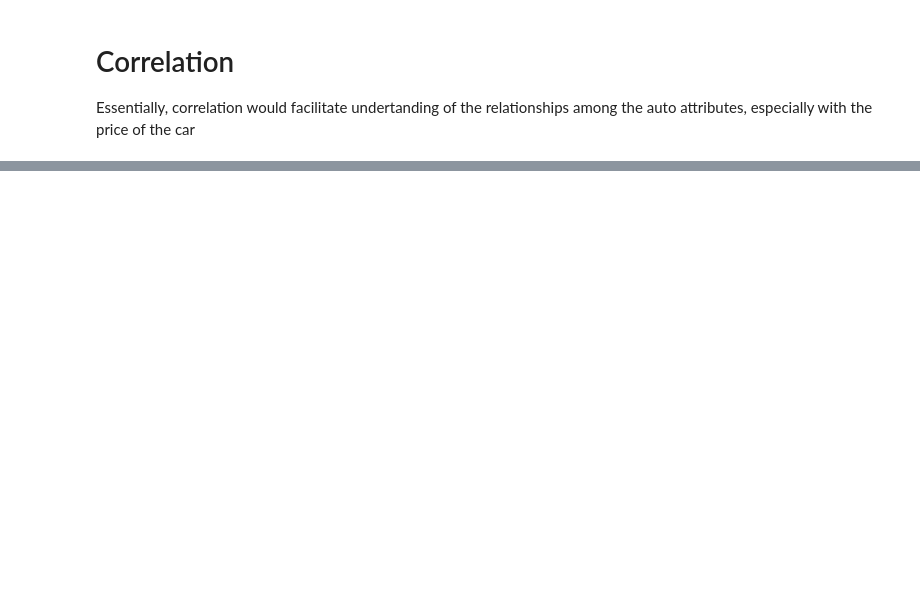
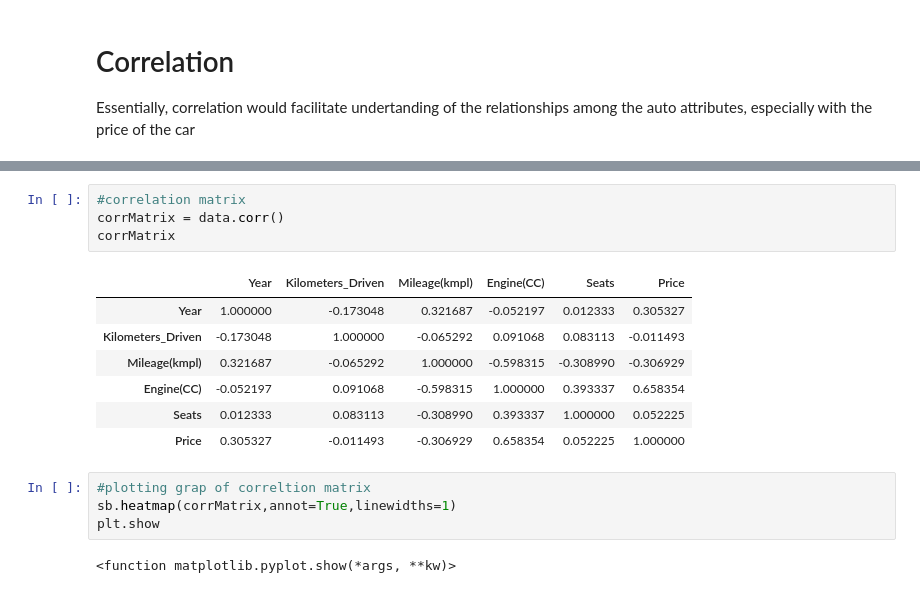
Before and after one commit to Suraj7464/Prediction-of-old-car-price, a Jupyter notebook: data_visualization.ipynb, the cells around one changed output, grey strips where cells are left out. Cells and saved outputs as stored; diff of their text form; blank space fills up the shorter version.

```diff
--- a/data_visualization.ipynb
+++ b/data_visualization.ipynb
@@ -276,0 +268,18 @@ plt.show()
+# %%
+#correlation matrix
+corrMatrix = data.corr()
+corrMatrix
+# %% [output]
+|  | Year | Kilometers_Driven | Mileage(kmpl) | Engine(CC) | Seats | Price |
+| Year | 1.000000 | -0.173048 | 0.321687 | -0.052197 | 0.012333 | 0.305327 |
+| Kilometers_Driven | -0.173048 | 1.000000 | -0.065292 | 0.091068 | 0.083113 | -0.011493 |
+| Mileage(kmpl) | 0.321687 | -0.065292 | 1.000000 | -0.598315 | -0.308990 | -0.306929 |
+| Engine(CC) | -0.052197 | 0.091068 | -0.598315 | 1.000000 | 0.393337 | 0.658354 |
+| Seats | 0.012333 | 0.083113 | -0.308990 | 0.393337 | 1.000000 | 0.052225 |
+| Price | 0.305327 | -0.011493 | -0.306929 | 0.658354 | 0.052225 | 1.000000 |
+# %%
+#plotting grap of correltion matrix
+sb.heatmap(corrMatrix,annot=True,linewidths=1)
+plt.show
+# %% [output]
+<function matplotlib.pyplot.show(*args, **kw)>
```
Also changed, not shown: parts of 3 cells of this notebook.
